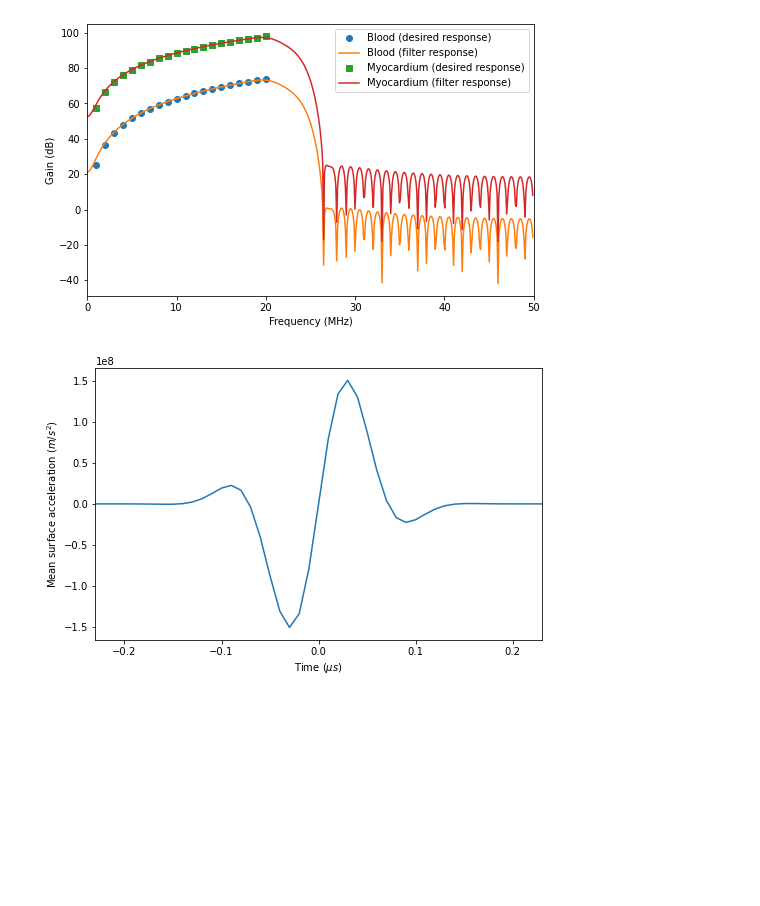
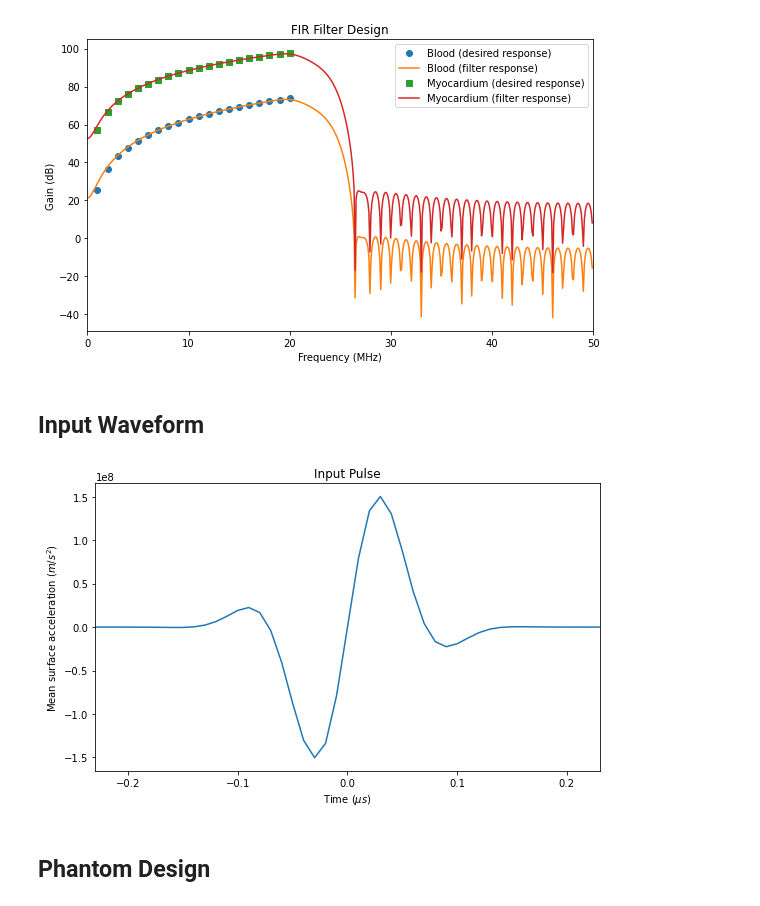
Before and after one commit to bdshieh/pyfield, a Jupyter notebook: examples/cardiac_penetration_layer_phantom.ipynb, the cells around one changed output. Drawn from its saved outputs; the diff is of its cells as text; code cells hidden in the pictures; blank space fills up the shorter version.

```diff
--- a/examples/cardiac_penetration_layer_phantom.ipynb
+++ b/examples/cardiac_penetration_layer_phantom.ipynb
@@ -48,6 +75,4 @@ plt.xlim(1, 20);
 # %%
-# blood_fir = tissue.bsc_to_fir(bf, bbsc, area, ns, fs)
-# myo_fir = tissue.bsc_to_fir(mf, mbsc, area, ns, fs)
 blood_fir = tissue.bsc_to_fir(*blood_bsc, area, ns, fs)
 myo_fir = tissue.bsc_to_fir(*myo_bsc, area, ns, fs)
 
@@ -64,20 +89,30 @@ plt.plot(myo_w  / 1e6, 20 * np.log10(np.abs(myo_h)), label='Myocardium (filter r
 plt.legend()
 plt.xlabel('Frequency (MHz)')
 plt.ylabel('Gain (dB)')
-plt.xlim(0, fs / 2 / 1e6);
+plt.xlim(0, fs / 2 / 1e6)
+plt.title('FIR Filter Design')
+plt.tight_layout()
+plt.show()
 # %% [output]
-[figure, old version]
+[figure, new version]
+# %% [markdown]
+## Input Waveform
 # %%
-acc, acc_t = util.gausspulse(fc, bw / fc, fs, sym=True)
+acc, acc_t = util.gausspulse(fc, bw / fc, fs, sym=False)
 acc = acc * 190e6
 
 plt.figure(figsize=(8, 5))
 plt.plot(acc_t / 1e-6, acc)
 plt.xlabel(r'Time ($\mu s$)')
 plt.ylabel(r'Mean surface acceleration ($m / s^2$)')
-plt.xlim(acc_t.min() / 1e-6, acc_t.max() / 1e-6);
+plt.xlim(acc_t.min() / 1e-6, acc_t.max() / 1e-6)
+plt.title('Input Pulse')
+plt.tight_layout()
+plt.show()
 # %% [output]
-[figure, old version]
+[figure, new version]
+# %% [markdown]
+## Phantom Design
 # %%
 from matplotlib import patches
 
```
Also changed, not shown: parts of 12 cells of this notebook, 1 other file.
